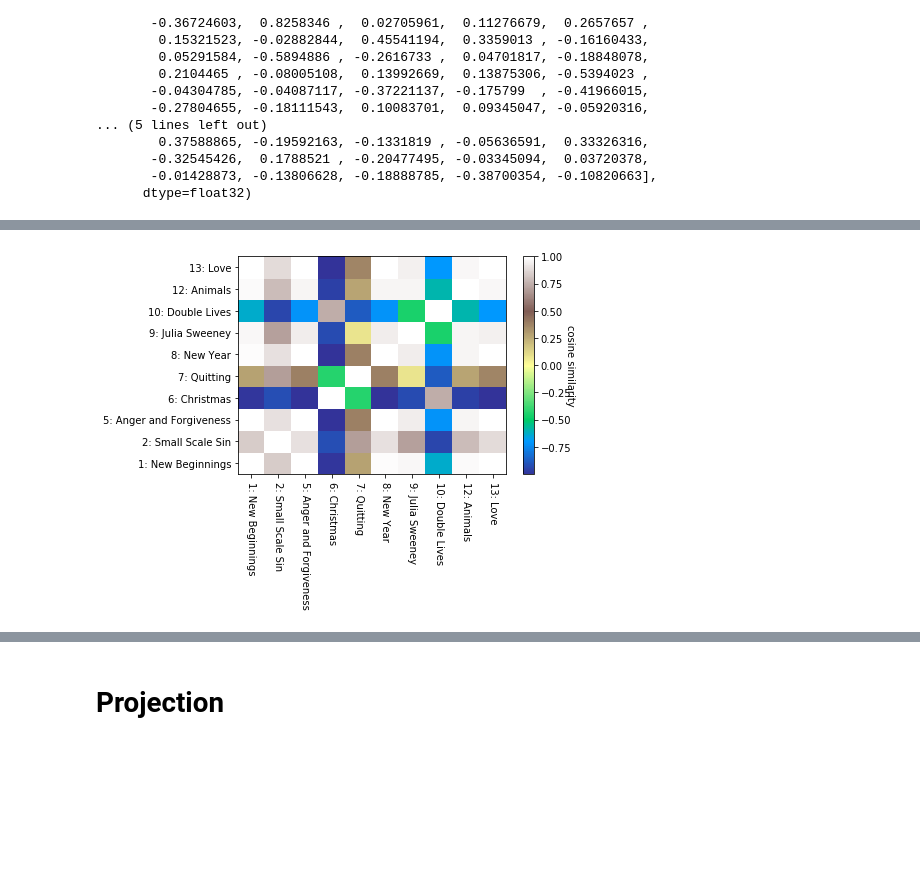
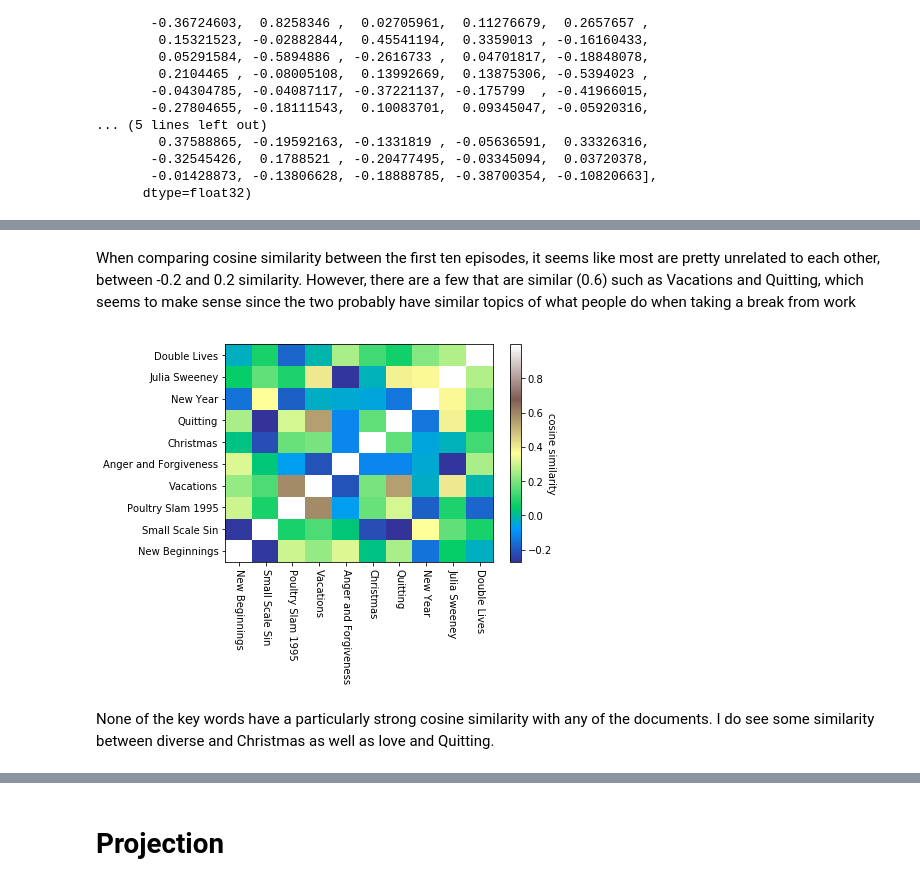
Before and after one commit to laurenjli/Content-Analysis-2020, a Jupyter notebook: week-7/7-Vector-Space-Word-Embeddings.ipynb, the cells around one changed output, grey strips where cells are left out. Cells and saved outputs as stored; diff of their text form; code cells hidden in the pictures; blank space fills up the shorter version.

```diff
--- a/week-7/7-Vector-Space-Word-Embeddings.ipynb
+++ b/week-7/7-Vector-Space-Word-Embeddings.ipynb
@@ -783,16 +804,18 @@ tal_df['tokenized_words'] = tal_df['text'].apply(lambda x: lucem_illud_2020.word
-# %%
-tal_df['normalized_words'] = tal_df['tokenized_words'].apply(lambda x: lucem_illud_2020.normalizeTokens(x, lemma=False))
+# %%
+new = tal_df.groupby(['ep_num', 'ep_title']).agg({'text':'sum','tokenized_sents':'sum', 'no_lemma_normalized_sents': 'sum',
+                                      'normalized_sents':'sum','tokenized_text':'sum',
+                                      'normalized_tokens':'sum','no_lemma_normalized_tokens':'sum'}).reset_index()
 # %%
 taggedDocs = []
-for index, row in tal_df.iterrows():
+for index, row in new.iterrows():
     #Just doing a simple keyword assignment
-    docKeywords = [s for s in keywords if s in row['normalized_words']]
-    docKeywords.append(row['date_published'])
+    docKeywords = [s for s in keywords if s in row['no_lemma_normalized_tokens']]
+    docKeywords.append(row['ep_num'])
     docKeywords.append(row['ep_title']) #This lets us extract individual documnets since doi's are unique
-    taggedDocs.append(gensim.models.doc2vec.LabeledSentence(words = row['normalized_words'], tags = docKeywords))
-tal_df['TaggedAbstracts'] = taggedDocs
+    taggedDocs.append(gensim.models.doc2vec.LabeledSentence(words = row['no_lemma_normalized_tokens'], tags = docKeywords))
+new['TaggedAbstracts'] = taggedDocs
 # %%
-talD2V = gensim.models.doc2vec.Doc2Vec(tal_df['TaggedAbstracts'], size = 100) #Limiting to 100 dimensions
+talD2V = gensim.models.doc2vec.Doc2Vec(new['TaggedAbstracts'], vector_size = 100) #Limiting to 100 dimensions
 # %%
 talD2V.docvecs[10]
 # %% [output]
@@ -868,29 +891,33 @@ talD2V.docvecs.most_similar([ talD2V['struggle']+talD2V['loss']], topn=5 )
+# %% [markdown]
+When comparing cosine similarity between the first ten episodes, it seems like most are pretty unrelated to each other, between -0.2 and 0.2 similarity. However, there are a few that are similar (0.6) such as Vacations and Quitting, which seems to make sense since the two probably have similar topics of what people do when taking a break from work
 # %%
 # similarities between docs
-targetDocs = tal_df['ep_title'][:10]
+targetDocs = new['ep_title'][:10]
 
 heatmapMatrixD = []
 
 for tagOuter in targetDocs:
     column = []
     tagVec = talD2V.docvecs[tagOuter].reshape(1, -1)
     for tagInner in targetDocs:
         column.append(sklearn.metrics.pairwise.cosine_similarity(tagVec, talD2V.docvecs[tagInner].reshape(1, -1))[0][0])
     heatmapMatrixD.append(column)
 heatmapMatrixD = np.array(heatmapMatrixD)
 
 fig, ax = plt.subplots()
 hmap = ax.pcolor(heatmapMatrixD, cmap='terrain')
 cbar = plt.colorbar(hmap)
 
 cbar.set_label('cosine similarity', rotation=270)
 a = ax.set_xticks(np.arange(heatmapMatrixD.shape[1]) + 0.5, minor=False)
 a = ax.set_yticks(np.arange(heatmapMatrixD.shape[0]) + 0.5, minor=False)
 
 a = ax.set_xticklabels(targetDocs, minor=False, rotation=270)
 a = ax.set_yticklabels(targetDocs, minor=False)
 # %% [output]
-[figure, old version]
+[figure, new version]
+# %% [markdown]
+None of the key words have a particularly strong cosine similarity with any of the documents. I do see some similarity between diverse and Christmas as well as love and Quitting.
 # %%
 # docs and keywords
 heatmapMatrixC = []
```
Also changed, not shown: parts of 69 cells of this notebook.
